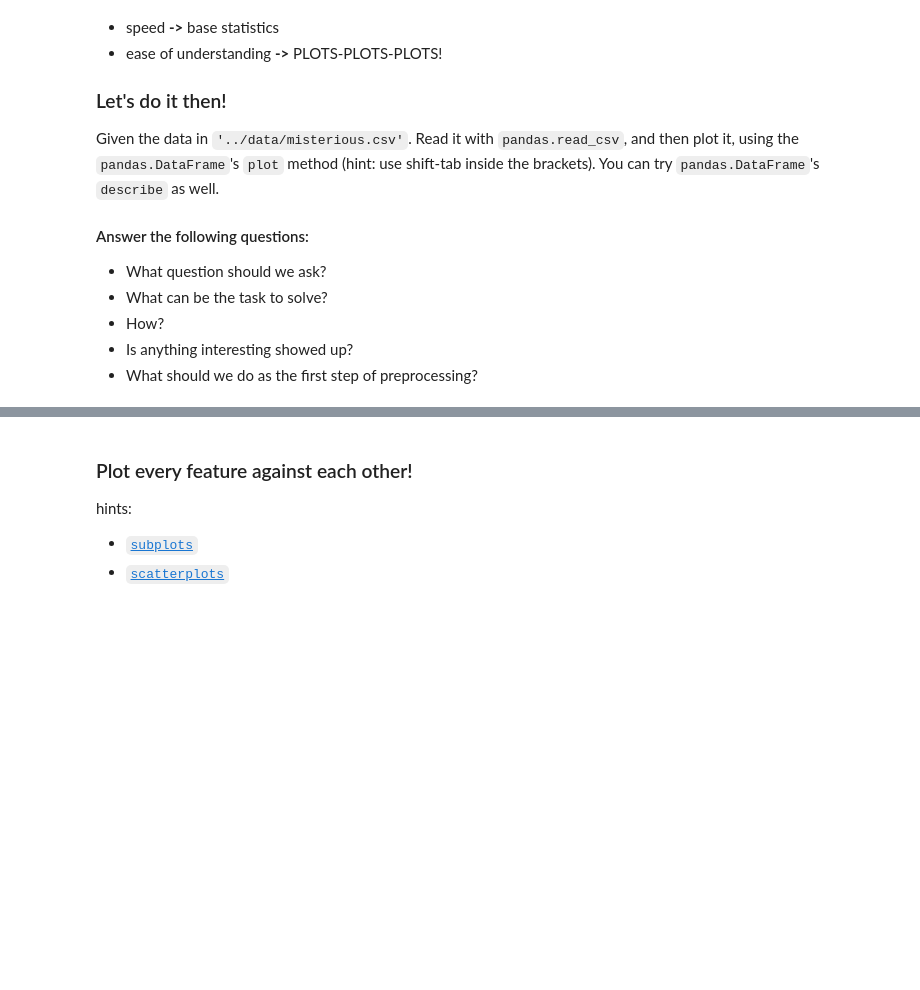
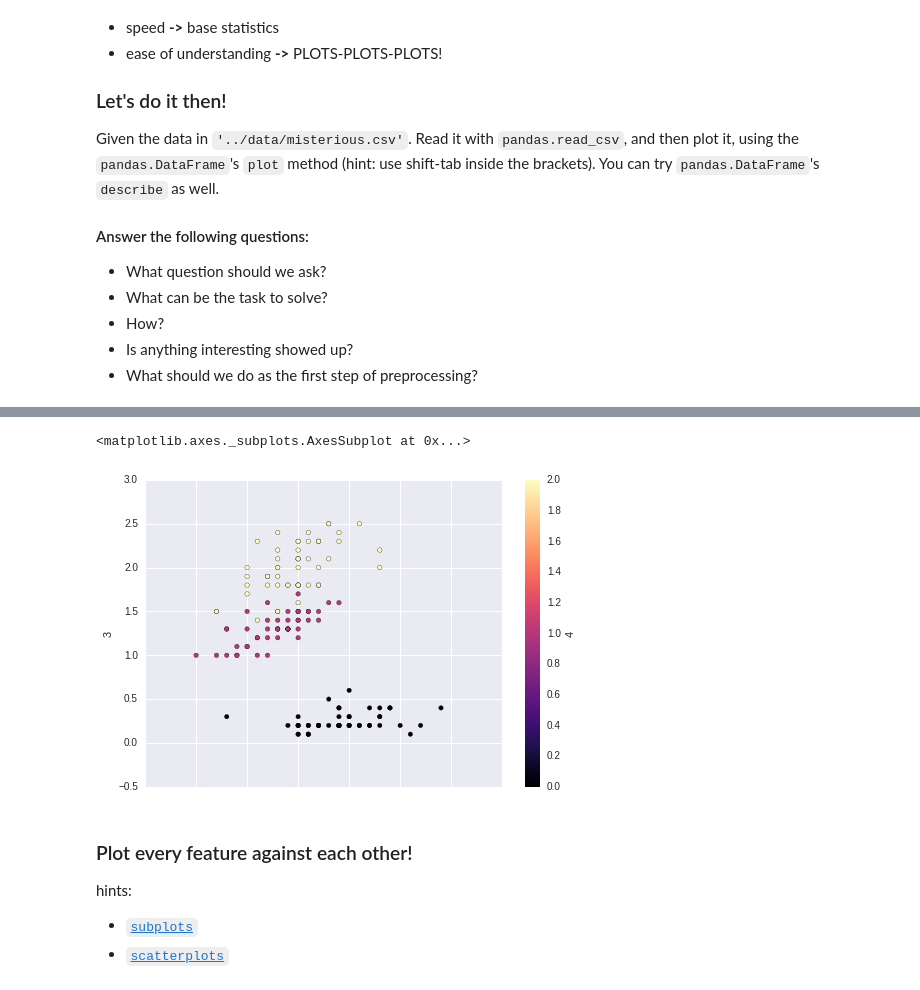
Before and after one commit to fulibacsi/oldsite, a Jupyter notebook: notebooks/DS_szisz_2016_I_2.ipynb, the cells around one changed output, grey strips where cells are left out. Drawn from its saved outputs; the diff is of its cells as text; code cells hidden in the pictures; blank space fills up the shorter version.

```diff
--- a/notebooks/DS_szisz_2016_I_2.ipynb
+++ b/notebooks/DS_szisz_2016_I_2.ipynb
@@ -49,3 +49,6 @@ import pandas as pd
 %matplotlib inline
 import matplotlib.pyplot as plt
 import seaborn as sns
+# %%
+df = pd.read_csv('../data/misterious.csv', header=None)
+df.head()
@@ -52,3 +76,8 @@ import seaborn as sns
+# %%
+df.plot(1, 3, kind='scatter', c=4, colormap='magma')
+# %% [output]
+<matplotlib.axes._subplots.AxesSubplot at 0x...>
+[figure, added]
 # %% [markdown]
 ### Plot every feature against each other!
 hints:
```
Also changed, not shown: parts of 20 cells of this notebook.
